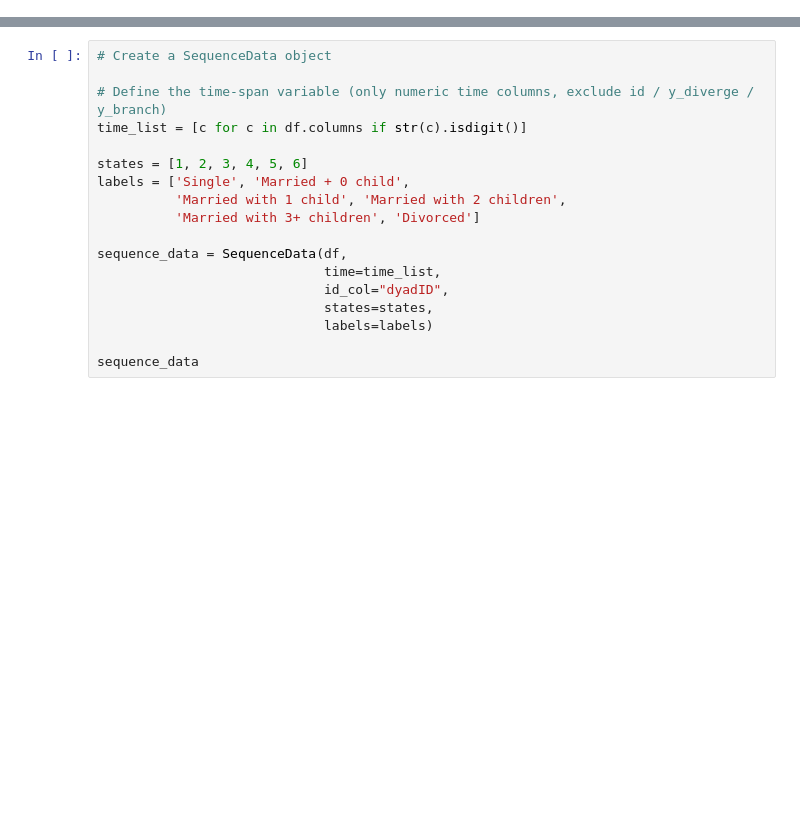
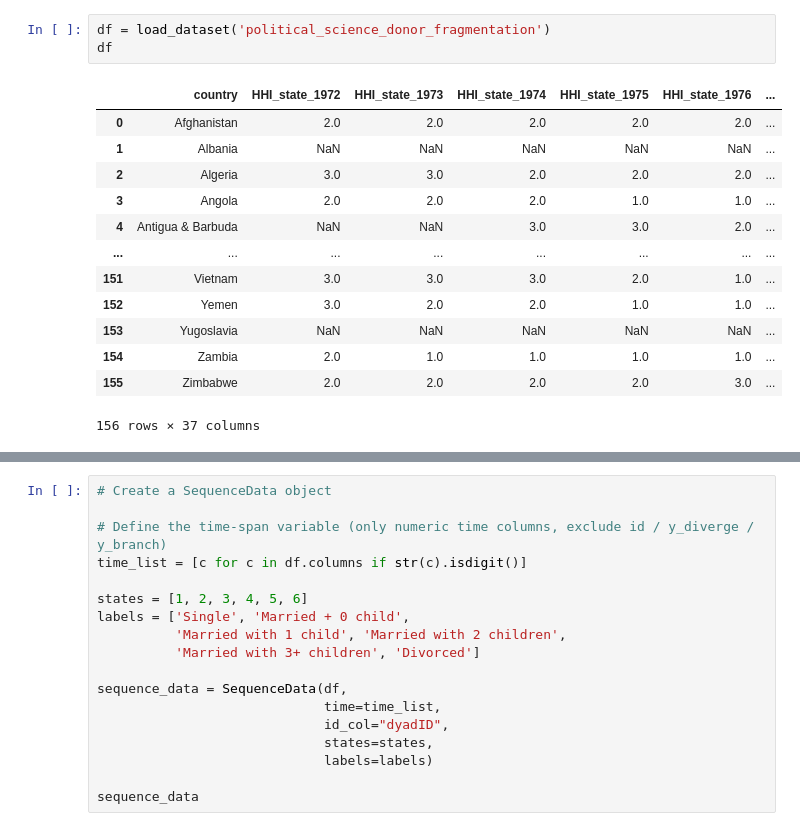
Before and after one commit to Liang-Team/Sequenzo, a Jupyter notebook: original_datasets_and_cleaning/archive_test/qiqi/lcp/lcp-lsog.ipynb, the cells around one changed output, grey strips where cells are left out. Cells and saved outputs as stored; diff of their text form; blank space fills up the shorter version.

```diff
--- a/original_datasets_and_cleaning/archive_test/qiqi/lcp/lcp-lsog.ipynb
+++ b/original_datasets_and_cleaning/archive_test/qiqi/lcp/lcp-lsog.ipynb
@@ -35,3 +35,20 @@ Available datasets in Sequenzo:  ['country_co2_emissions_local_quintiles', 'pair
 | 58 | 444 | 0 | 1 | 1 | 1 | 1 | 1 | 1 | 1 | 1 | ... | ... |
 | 59 | 452 | 1 | 1 | 1 | 1 | 2 | 6 | 3 | 4 | 4 | ... | ... |
 60 rows × 27 columns
+# %%
+df = load_dataset('political_science_donor_fragmentation')
+df
+# %% [output]
+|  | country | HHI_state_1972 | HHI_state_1973 | HHI_state_1974 | HHI_state_1975 | HHI_state_1976 | ... |
+| 0 | Afghanistan | 2.0 | 2.0 | 2.0 | 2.0 | 2.0 | ... |
+| 1 | Albania | NaN | NaN | NaN | NaN | NaN | ... |
+| 2 | Algeria | 3.0 | 3.0 | 2.0 | 2.0 | 2.0 | ... |
+| 3 | Angola | 2.0 | 2.0 | 2.0 | 1.0 | 1.0 | ... |
+| 4 | Antigua & Barbuda | NaN | NaN | 3.0 | 3.0 | 2.0 | ... |
+| ... | ... | ... | ... | ... | ... | ... | ... |
+| 151 | Vietnam | 3.0 | 3.0 | 3.0 | 2.0 | 1.0 | ... |
+| 152 | Yemen | 3.0 | 2.0 | 2.0 | 1.0 | 1.0 | ... |
+| 153 | Yugoslavia | NaN | NaN | NaN | NaN | NaN | ... |
+| 154 | Zambia | 2.0 | 1.0 | 1.0 | 1.0 | 1.0 | ... |
+| 155 | Zimbabwe | 2.0 | 2.0 | 2.0 | 2.0 | 3.0 | ... |
+156 rows × 37 columns
```
Also changed, not shown: parts of 2 cells of this notebook, 10 other files.
